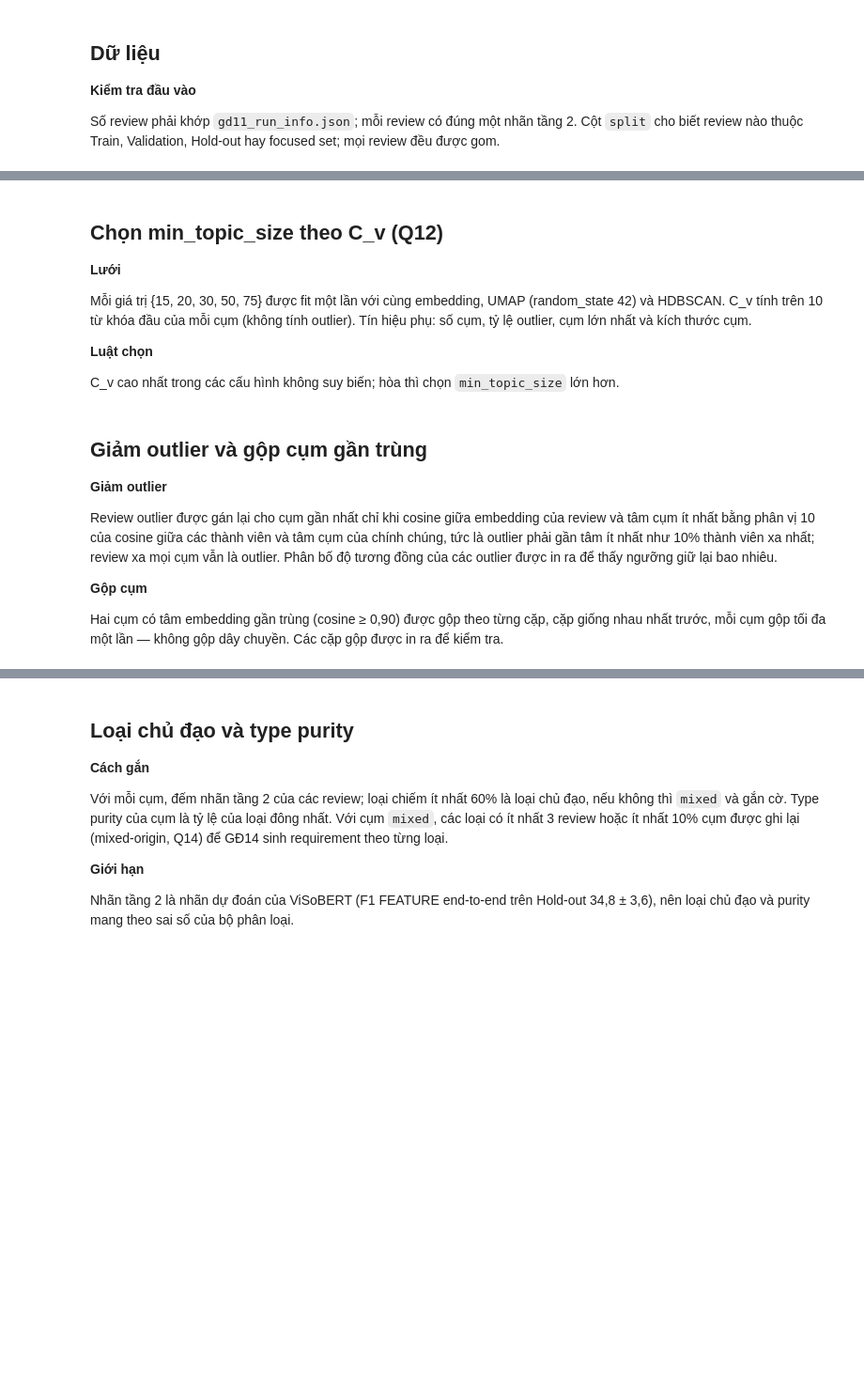
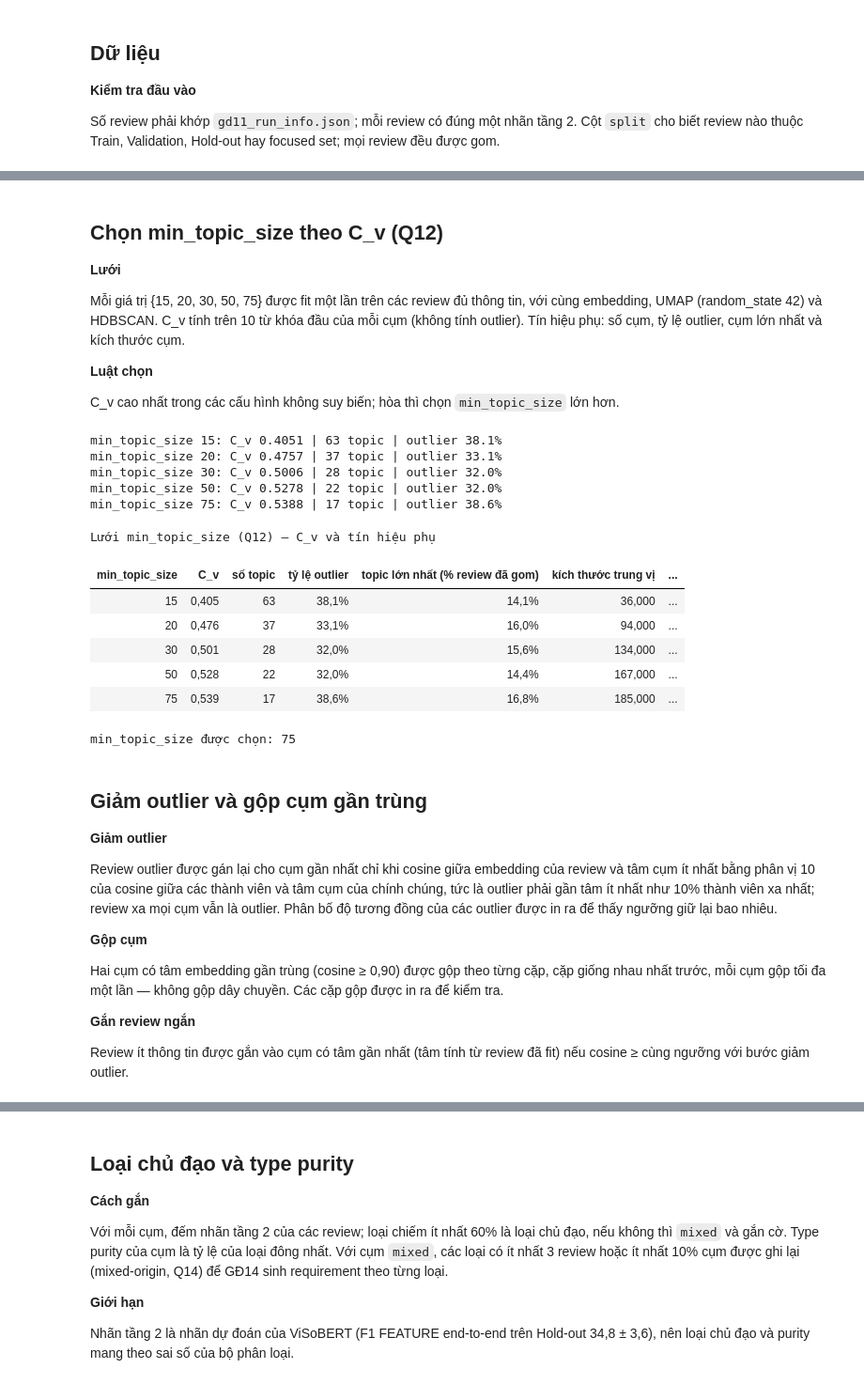
Before and after one commit to dnhphuong-05/kltn-vn-app-review-requirements, a Jupyter notebook: notebooks/12_rq2_bertopic_dominant_type.ipynb, the cells around one changed output, grey strips where cells are left out. Shown at 94% size. Cells and saved outputs as stored; diff of their text form; code cells hidden in the pictures; blank space fills up the shorter version.

```diff
--- a/notebooks/12_rq2_bertopic_dominant_type.ipynb
+++ b/notebooks/12_rq2_bertopic_dominant_type.ipynb
@@ -122,9 +148,11 @@ Hold-out và focused set — ở cùng một `min_topic_size` (30): C_v, tỷ l
 EMB = C.embed(ACT['text'].astype(str).tolist(), ACT['review_id'], CFG['embedding'], CACHE, 'mpnet_actionable')
 print('Embedding chính:', EMB.shape)
 
-nt = ~ACT['split'].isin(['holdout', 'focused']).to_numpy()
+nt0 = ~ACT['split'].isin(['holdout', 'focused']).to_numpy()
 cand_cfg = CFG['embedding_candidate']
-EMB_C = C.embed([SEG[i] for i in np.where(nt)[0]], ACT['review_id'][nt], cand_cfg, CACHE, 'visbert_nontest')
+EMB_C0 = C.embed([SEG[i] for i in np.where(nt0)[0]], ACT['review_id'][nt0], cand_cfg, CACHE, 'visbert_nontest')
+nt = nt0 & INF
+EMB_C = EMB_C0[INF[nt0]]
 docs_nt = [DOCS[i] for i in np.where(nt)[0]]
 tok_nt = [TOKENS[i] for i in np.where(nt)[0]]
 mts_c = cand_cfg['compare_min_topic_size']
@@ -136,10 +164,17 @@ for name, emb in (('mpnet (chính)', EMB[nt]), ('vietnamese-sbert', EMB_C)):
     sizes = pd.Series(t[t != -1]).value_counts()
     cmp_words[name] = [(int(k), int(v), ', '.join(C.topic_words(m, 6)[k])) for k, v in sizes.head(8).items()]
 EMB_CMP = pd.DataFrame(cmp_rows)
-print(EMB_CMP.round(4).to_string(index=False))
+show_table(EMB_CMP, 'So sánh embedding trên phần non-test (min_topic_size = 30)', decimals=3,
+           percent=['tỷ lệ outlier', 'topic lớn nhất (% review đã gom)'])
 for name, ws in cmp_words.items():
     print(f'\n{name} — 8 cụm lớn nhất (id, số review, từ khóa):')
     for w in ws:
         print('  ', w)
-better = EMB_CMP.loc[1, 'C_v'] > EMB_CMP.loc[0, 'C_v']
-print('\nVietnamese SBERT có C_v cao hơn:', better, '— giữ mô hình chính; đổi mô hình cần amendment (Q13).' if better else '— giữ mô hình chính.')
+sel = CFG['selection']
+EMB_CMP['suy biến'] = ((EMB_CMP['topic lớn nhất (% review đã gom)'] > sel['max_topic_share'])
+                       | (EMB_CMP['số topic'] > sel['max_topics']) | (EMB_CMP['số topic'] < 2))
+cand, main = EMB_CMP.loc[1], EMB_CMP.loc[0]
+better = bool(cand['C_v'] > main['C_v'] and not cand['suy biến'])
+print('\nVietnamese SBERT suy biến:', bool(cand['suy biến']), '| C_v cao hơn mpnet:', bool(cand['C_v'] > main['C_v']))
+print('Kết luận Q13:', 'ứng viên tốt hơn — cần amendment trước khi đổi mô hình' if better
+      else 'giữ mpnet (ứng viên không tốt hơn hoặc suy biến theo cùng tiêu chí với lưới Q12)')
@@ -148,7 +205,7 @@ print('\nVietnamese SBERT có C_v cao hơn:', better, '— giữ mô hình chín
 
 **Lưới**
 
-Mỗi giá trị {15, 20, 30, 50, 75} được fit một lần với cùng embedding, UMAP (random_state 42) và HDBSCAN. C_v tính trên 10 từ khóa đầu
+Mỗi giá trị {15, 20, 30, 50, 75} được fit một lần trên các review đủ thông tin, với cùng embedding, UMAP (random_state 42) và HDBSCAN. C_v tính trên 10 từ khóa đầu
 của mỗi cụm (không tính outlier). Tín hiệu phụ: số cụm, tỷ lệ outlier, cụm lớn nhất và kích thước cụm.
 
 **Luật chọn**
@@ -162,3 +214,24 @@ print('\nmin_topic_size được chọn:', MTS)
+# %%
+EMB_F = EMB[FIT]
+GRID, FITS = C.grid(DOCS_F, TOKENS_F, EMB_F, CFG)
+MTS = C.choose_min_topic_size(GRID)
+show_table(GRID, 'Lưới min_topic_size (Q12) — C_v và tín hiệu phụ', decimals=3,
+           percent=['tỷ lệ outlier', 'topic lớn nhất (% review đã gom)'])
+print('\nmin_topic_size được chọn:', MTS)
+# %% [output]
+min_topic_size 15: C_v 0.4051 | 63 topic | outlier 38.1%
+min_topic_size 20: C_v 0.4757 | 37 topic | outlier 33.1%
+min_topic_size 30: C_v 0.5006 | 28 topic | outlier 32.0%
+min_topic_size 50: C_v 0.5278 | 22 topic | outlier 32.0%
+min_topic_size 75: C_v 0.5388 | 17 topic | outlier 38.6%
+Lưới min_topic_size (Q12) — C_v và tín hiệu phụ
+| min_topic_size | C_v | số topic | tỷ lệ outlier | topic lớn nhất (% review đã gom) | kích thước trung vị | ... |
+| 15 | 0,405 | 63 | 38,1% | 14,1% | 36,000 | ... |
+| 20 | 0,476 | 37 | 33,1% | 16,0% | 94,000 | ... |
+| 30 | 0,501 | 28 | 32,0% | 15,6% | 134,000 | ... |
+| 50 | 0,528 | 22 | 32,0% | 14,4% | 167,000 | ... |
+| 75 | 0,539 | 17 | 38,6% | 16,8% | 185,000 | ... |
+min_topic_size được chọn: 75
 # %% [markdown]
 ## Giảm outlier và gộp cụm gần trùng
 
@@ -172,6 +245,10 @@ là outlier. Phân bố độ tương đồng của các outlier được in ra
 
 Hai cụm có tâm embedding gần trùng (cosine ≥ 0,90) được gộp theo từng cặp, cặp giống nhau nhất trước, mỗi cụm gộp tối đa một lần —
 không gộp dây chuyền. Các cặp gộp được in ra để kiểm tra.
+
+**Gắn review ngắn**
+
+Review ít thông tin được gắn vào cụm có tâm gần nhất (tâm tính từ review đã fit) nếu cosine ≥ cùng ngưỡng với bước giảm outlier.
 # %%
 MODEL, T0 = FITS[MTS]
 s0 = C.topic_stats(T0)
```
Also changed, not shown: parts of 17 cells of this notebook, 25 other files.
